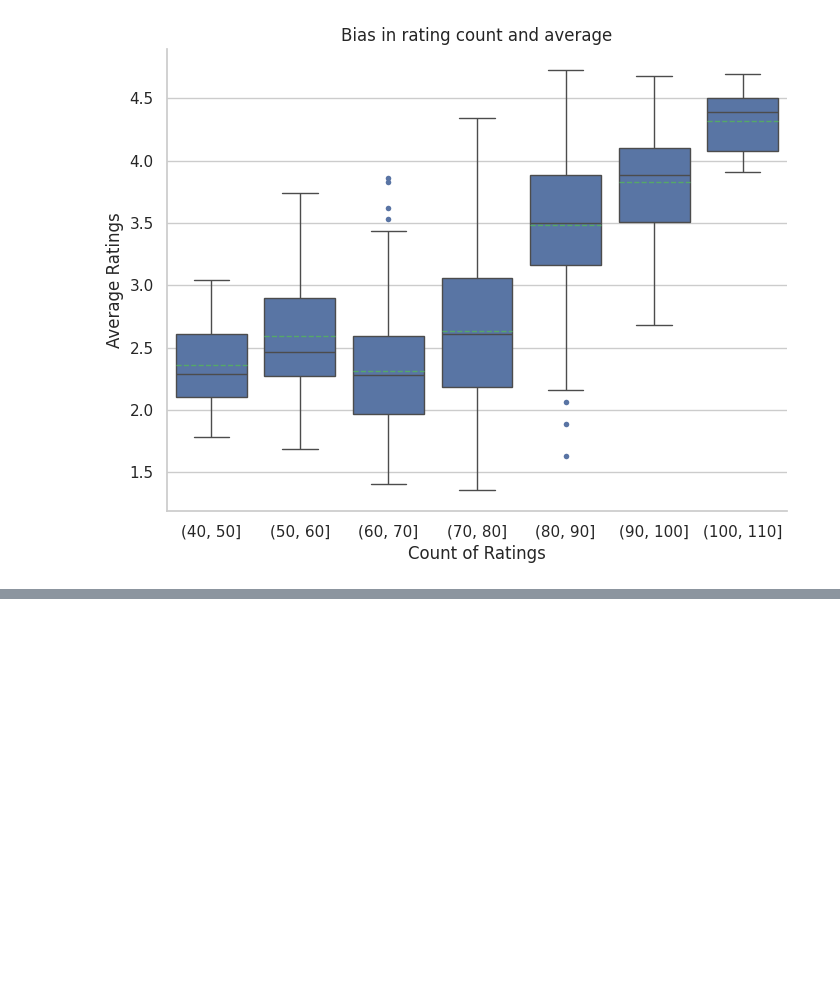
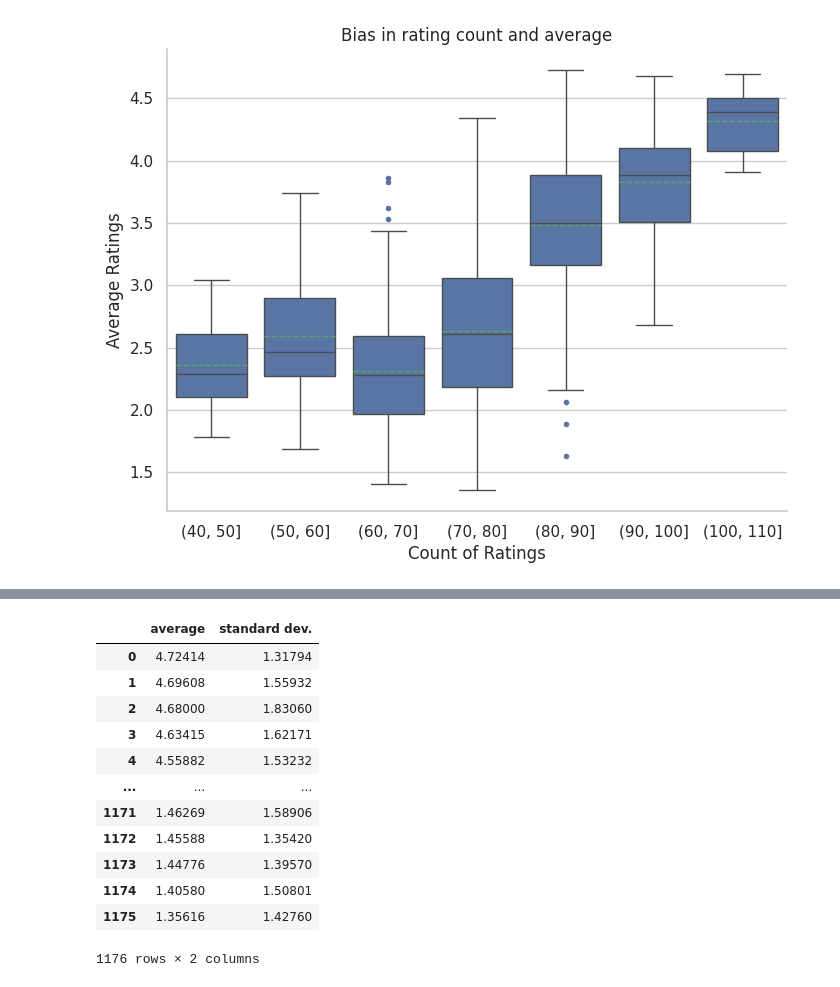
Before and after one commit to Nate-Sheibley/favorite_letters, a Jupyter notebook: favorite_letters.ipynb, the cells around one changed output, grey strips where cells are left out. Cells and saved outputs as stored; diff of their text form; code cells hidden in the pictures; blank space fills up the shorter version.

```diff
--- a/favorite_letters.ipynb
+++ b/favorite_letters.ipynb
@@ -348,0 +370,16 @@ fig.savefig("images/rating_count_vs_avg_ratings_box")
+# %%
+df
+# %% [output]
+|  | average | standard dev. |
+| 0 | 4.72414 | 1.31794 |
+| 1 | 4.69608 | 1.55932 |
+| 2 | 4.68000 | 1.83060 |
+| 3 | 4.63415 | 1.62171 |
+| 4 | 4.55882 | 1.53232 |
+| ... | ... | ... |
+| 1171 | 1.46269 | 1.58906 |
+| 1172 | 1.45588 | 1.35420 |
+| 1173 | 1.44776 | 1.39570 |
+| 1174 | 1.40580 | 1.50801 |
+| 1175 | 1.35616 | 1.42760 |
+1176 rows × 2 columns
```
Also changed, not shown: parts of 6 cells of this notebook, 1 other file.
